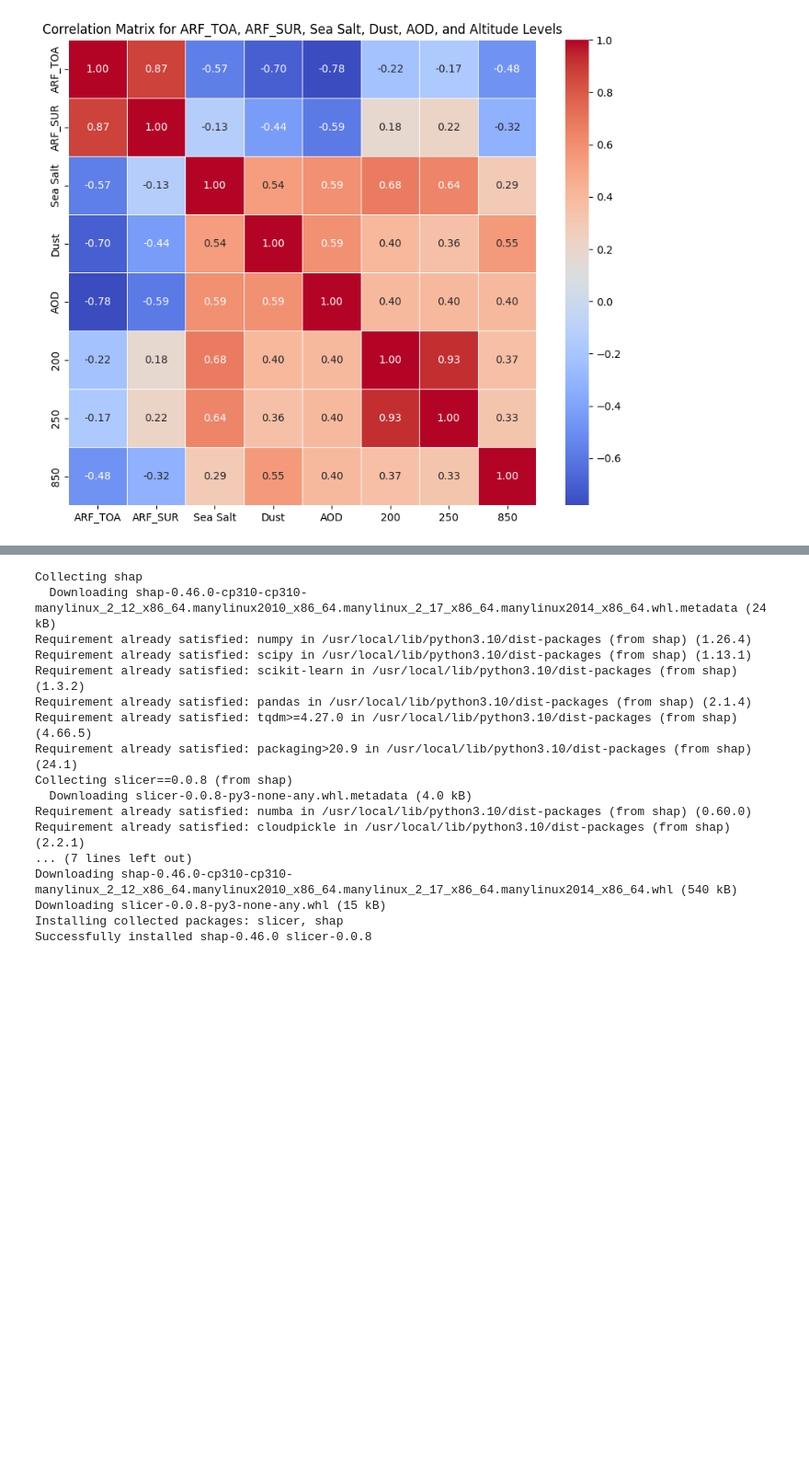
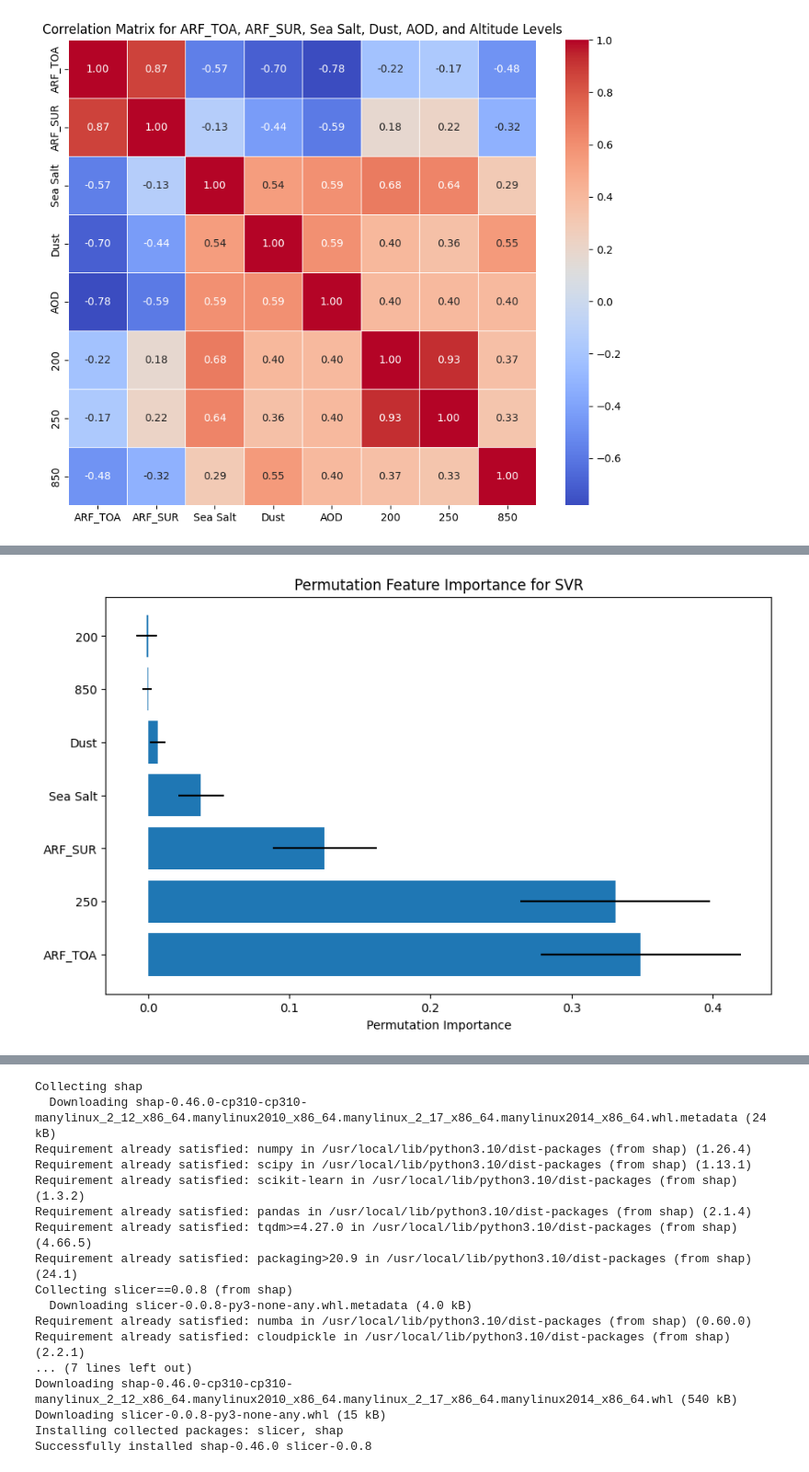
Before and after one commit to SanaSNavas27/finalproject, a Jupyter notebook: Copy_of_shapandpfi.ipynb, the cells around one changed output, grey strips where cells are left out. Shown at 92% size. Saved outputs shown, nothing was run; the diff lists cells and outputs as text; code cells hidden in the pictures; blank space fills up the shorter version.

```diff
--- a/Copy_of_shapandpfi.ipynb
+++ b/Copy_of_shapandpfi.ipynb
@@ -199,3 +260,34 @@ R^2 Score: 0.7851911581755489
+# %%
+
+import numpy as np
+import matplotlib.pyplot as plt
+from sklearn.inspection import permutation_importance
+
+# Compute permutation feature importance (assuming `results` is already computed)
+results = permutation_importance(
+    grid_search.best_estimator_, X_test, y_test,
+    n_repeats=10, random_state=42, n_jobs=-1
+)
+
+# Extract feature importances and standard deviations
+importances = results.importances_mean
+std = results.importances_std
+
+# Sort the features by importance
+indices = np.argsort(importances)[::-1]
+
+# Ensure that features names are taken from the original DataFrame
+feature_names = X.columns
+
+# Plot feature importances
+plt.figure(figsize=(10, 6))
+plt.barh(range(len(feature_names)), importances[indices], xerr=std[indices], align='center')
+plt.yticks(range(len(feature_names)), np.array(feature_names)[indices])
+plt.xlabel('Permutation Importance')
+plt.title('Permutation Feature Importance for SVR')
+plt.show()
+# %% [output]
+[figure, added]
 # %%
 from sklearn.preprocessing import PolynomialFeatures
 # %%
```
Also changed, not shown: parts of 22 cells of this notebook.
